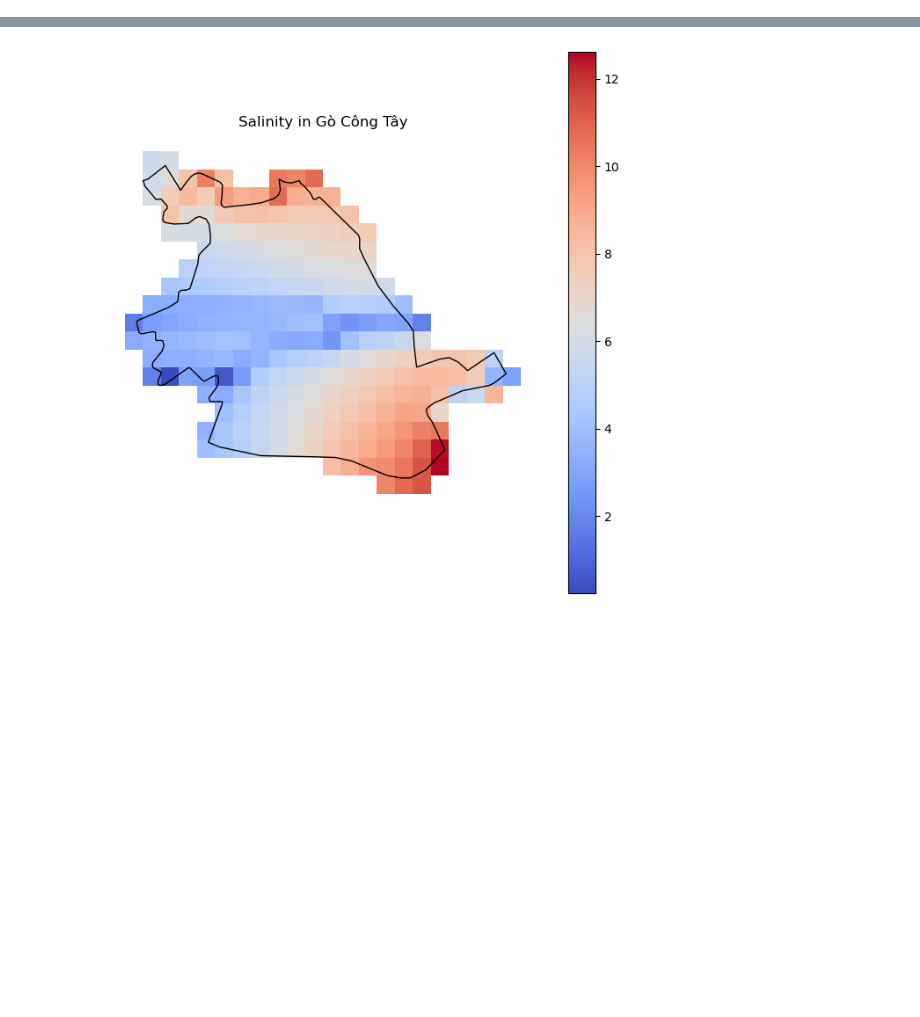
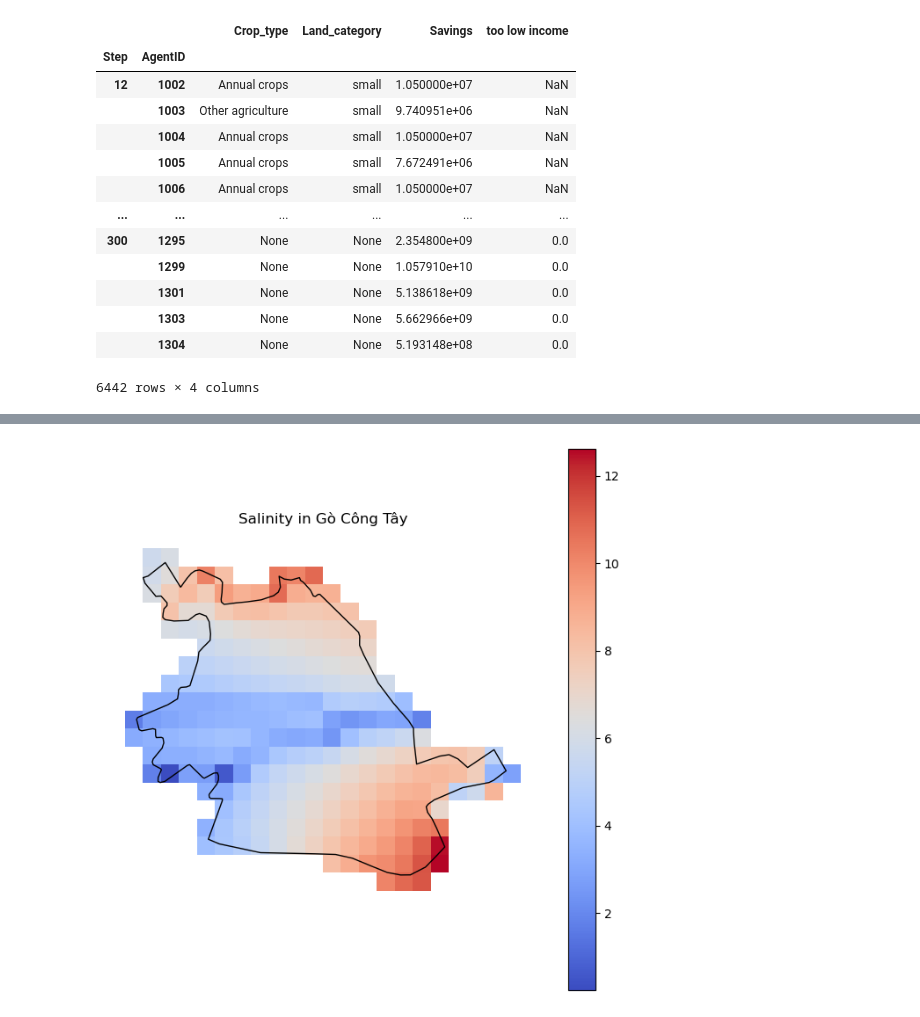
Before and after one commit to Juliettevanalst/Thesis, a Jupyter notebook: Model_Version3/Model_run3.ipynb, the cells around one changed output, grey strips where cells are left out. Cells and saved outputs as stored; diff of their text form; code cells hidden in the pictures; blank space fills up the shorter version.

```diff
--- a/Model_Version3/Model_run3.ipynb
+++ b/Model_Version3/Model_run3.ipynb
@@ -55,0 +46,20 @@ model_data
+# %%
+agent_data = model.datacollector.get_agent_vars_dataframe()
+
+agent_savings = agent_data[agent_data['Savings'].notna()]
+agent_savings
+# %% [output]
+|  |  | Crop_type | Land_category | Savings | too low income |
+| Step | AgentID |  |  |  |  |
+| 12 | 1002 | Annual crops | small | 1.050000e+07 | NaN |
+|  | 1003 | Other agriculture | small | 9.740951e+06 | NaN |
+|  | 1004 | Annual crops | small | 1.050000e+07 | NaN |
+|  | 1005 | Annual crops | small | 7.672491e+06 | NaN |
+|  | 1006 | Annual crops | small | 1.050000e+07 | NaN |
+| ... | ... | ... | ... | ... | ... |
+| 300 | 1295 | None | None | 2.354800e+09 | 0.0 |
+|  | 1299 | None | None | 1.057910e+10 | 0.0 |
+|  | 1301 | None | None | 5.138618e+09 | 0.0 |
+|  | 1303 | None | None | 5.662966e+09 | 0.0 |
+|  | 1304 | None | None | 5.193148e+08 | 0.0 |
+6442 rows × 4 columns
```
Also changed, not shown: parts of 7 cells of this notebook, 5 other files.
